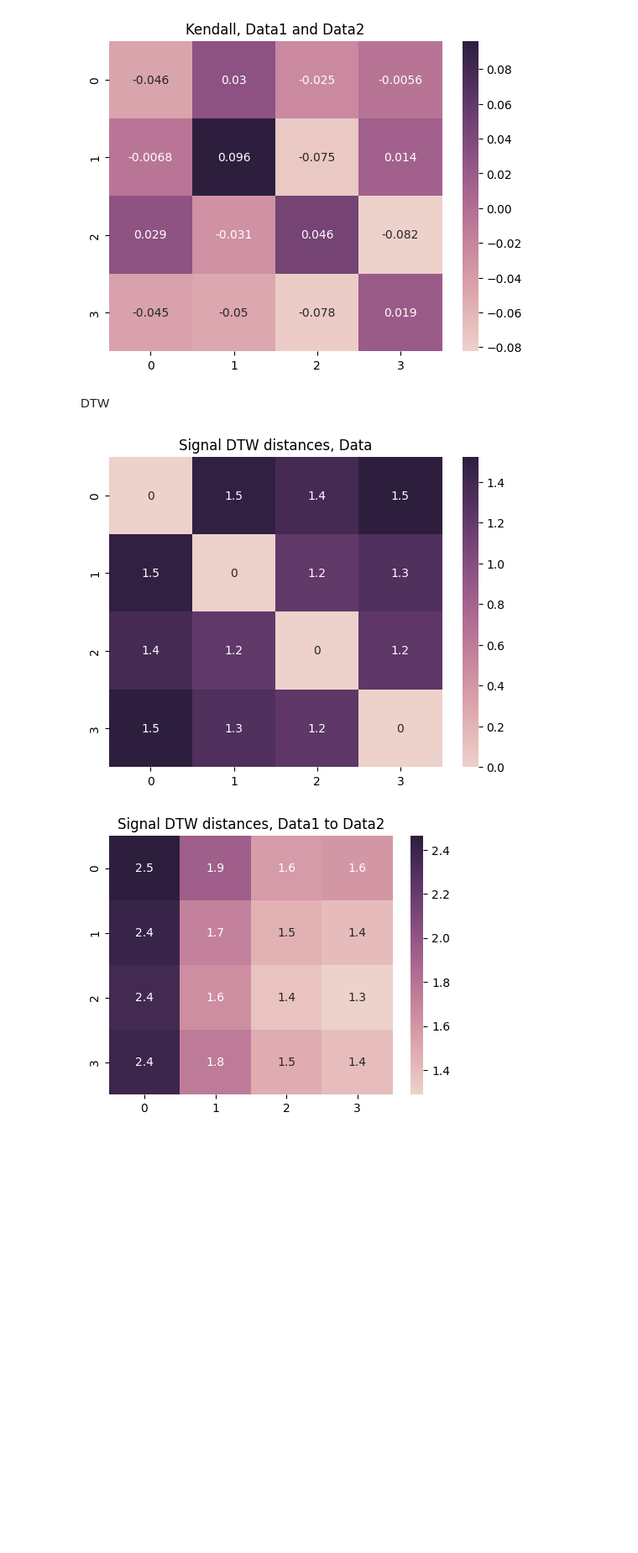
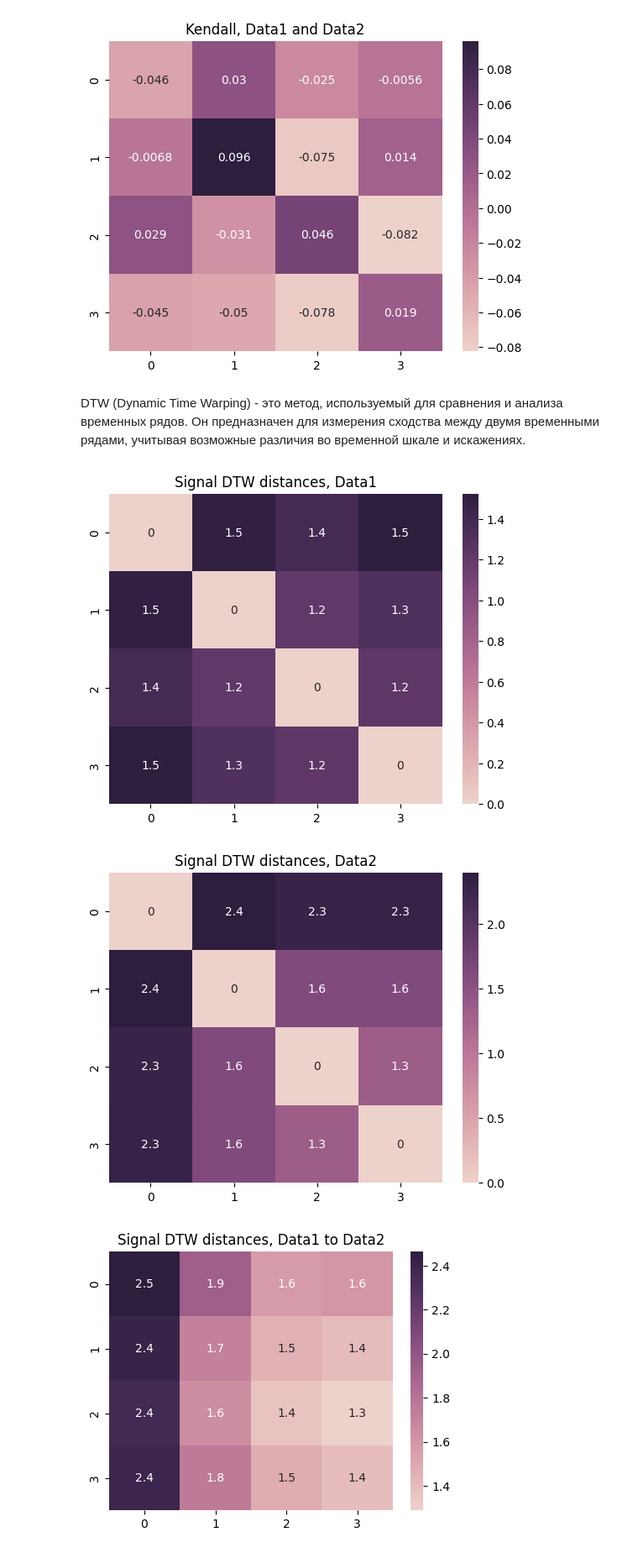
Before and after one commit to GIFONOT/ML2, a Jupyter notebook: ML6/data2.ipynb, the cells around one changed output. Shown at 84% size. Drawn from its saved outputs; the diff is of its cells as text; code cells hidden in the pictures; blank space fills up the shorter version.

```diff
--- a/ML6/data2.ipynb
+++ b/ML6/data2.ipynb
@@ -136,25 +105,41 @@ plt.show()
 [figure]
 [figure]
 [figure]
-# %% [markdown]
-DTW
+# %% [markdown]
+DTW (Dynamic Time Warping) - это метод, используемый для сравнения и анализа временных рядов. Он предназначен для измерения сходства между двумя временными рядами, учитывая возможные различия во временной шкале и искажениях.
 # %%
 dtw_res = np.zeros((4, 4))
 
 # Переберите все сочетания временных рядов
 for i in range(4):
     for j in range(4):
         query = data1.iloc[:, i].to_numpy()
         template = data1.iloc[:, j].to_numpy()
         dtw_distance = dtw(query, template, keep_internals=True)
         dtw_res[i, j] = dtw_distance.normalizedDistance
 
 # Визуализация результатов с использованием тепловой карты
 sns.heatmap(dtw_res, annot=True, cmap=sns.cubehelix_palette(as_cmap=True))
-plt.title("Signal DTW distances, Data")
+plt.title("Signal DTW distances, Data1")
 plt.show()
+
+dtw_res = np.zeros((4, 4))
+
+# Переберите все сочетания временных рядов
+for i in range(4):
+    for j in range(4):
+        query = data2.iloc[:, i].to_numpy()
+        template = data2.iloc[:, j].to_numpy()
+        dtw_distance = dtw(query, template, keep_internals=True)
+        dtw_res[i, j] = dtw_distance.normalizedDistance
+
+# Визуализация результатов с использованием тепловой карты
+sns.heatmap(dtw_res, annot=True, cmap=sns.cubehelix_palette(as_cmap=True))
+plt.title("Signal DTW distances, Data2")
+plt.show()
 # %% [output]
-[figure, old version]
+[figure, new version]
+[figure, added]
 # %%
 dtw_res_data1_data2 = np.zeros((4, 4))
 
```
Also changed, not shown: parts of 5 cells of this notebook, 9 other files.
